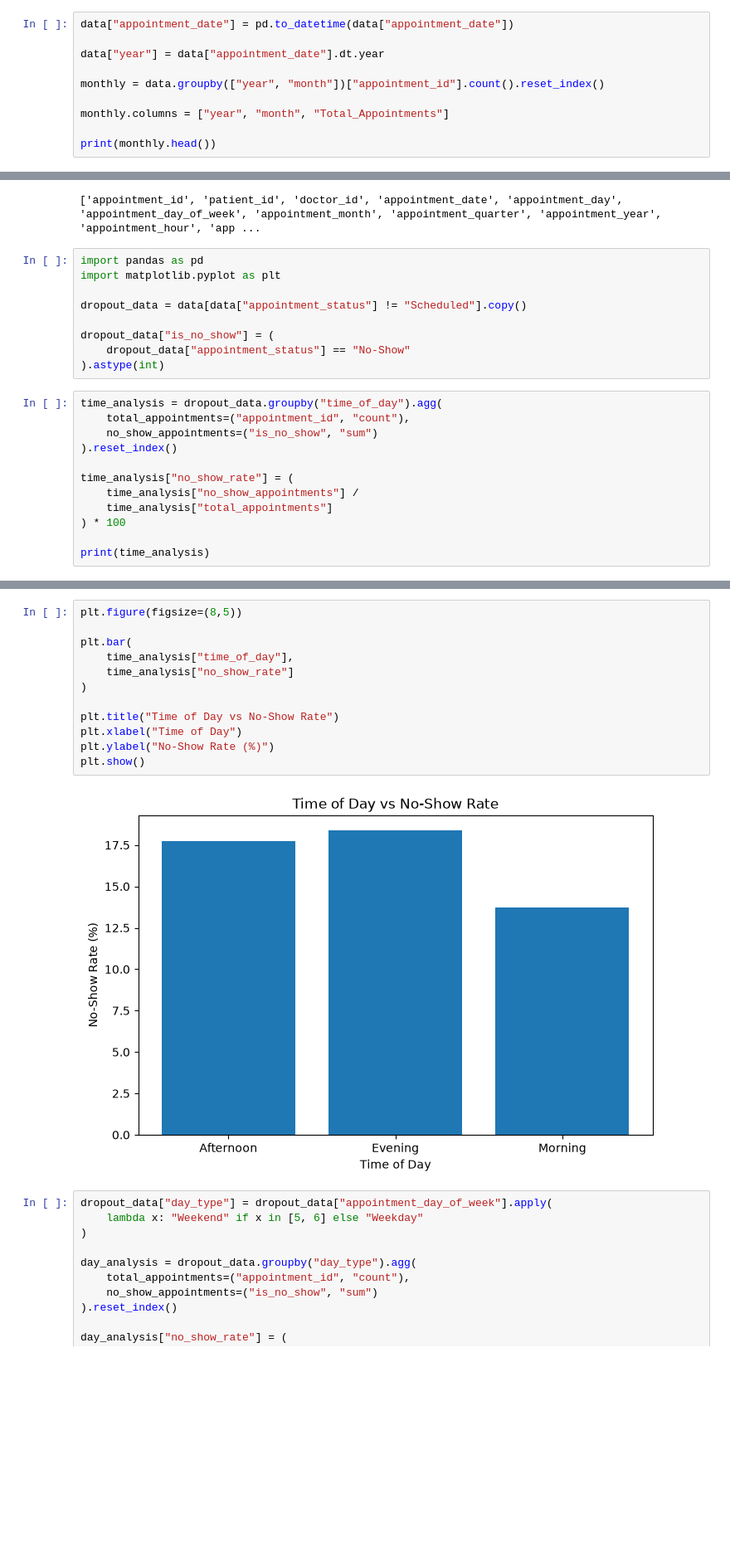
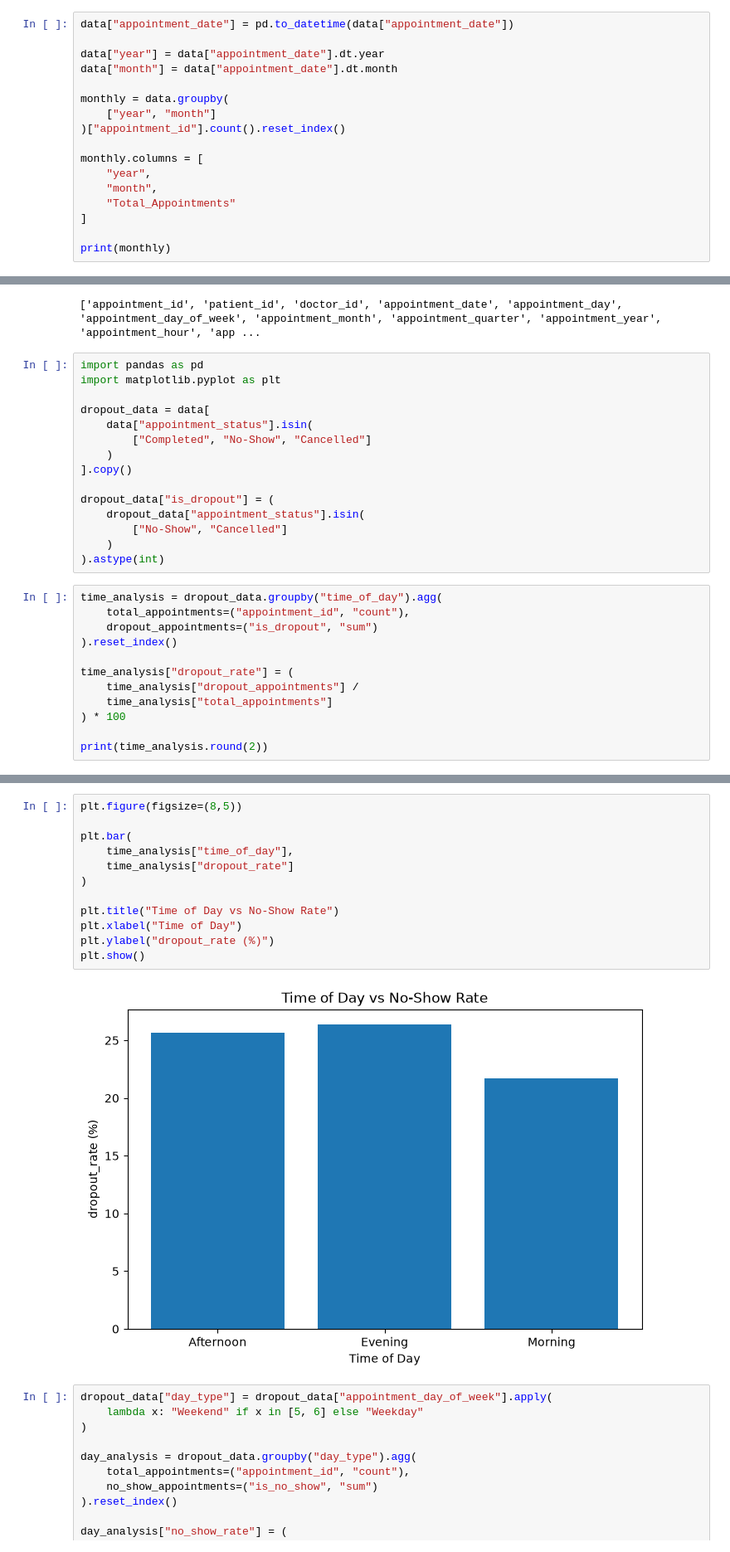
Before and after one commit to rakeshsingh82rajput90-stack/Apollo-Hospitals---Appointment-No-Show-and-Patient-Engagement-Analysis, a Jupyter notebook: python_project_mil.ipynb, the cells around one changed output, grey strips where cells are left out. Shown at 83% size. Cells and saved outputs as stored; diff of their text form; blank space fills up the shorter version.

```diff
--- a/python_project_mil.ipynb
+++ b/python_project_mil.ipynb
@@ -92,10 +92,17 @@ dtype: int64
 data["appointment_date"] = pd.to_datetime(data["appointment_date"])
 
 data["year"] = data["appointment_date"].dt.year
+data["month"] = data["appointment_date"].dt.month
 
-monthly = data.groupby(["year", "month"])["appointment_id"].count().reset_index()
+monthly = data.groupby(
+    ["year", "month"]
+)["appointment_id"].count().reset_index()
 
-monthly.columns = ["year", "month", "Total_Appointments"]
+monthly.columns = [
+    "year",
+    "month",
+    "Total_Appointments"
+]
 
-print(monthly.head())
+print(monthly)
 # %% [output]
@@ -454,21 +472,27 @@ print(data.columns.tolist())
 import pandas as pd
 import matplotlib.pyplot as plt
 
-dropout_data = data[data["appointment_status"] != "Scheduled"].copy()
+dropout_data = data[
+    data["appointment_status"].isin(
+        ["Completed", "No-Show", "Cancelled"]
+    )
+].copy()
 
-dropout_data["is_no_show"] = (
-    dropout_data["appointment_status"] == "No-Show"
+dropout_data["is_dropout"] = (
+    dropout_data["appointment_status"].isin(
+        ["No-Show", "Cancelled"]
+    )
 ).astype(int)
 # %%
 time_analysis = dropout_data.groupby("time_of_day").agg(
     total_appointments=("appointment_id", "count"),
-    no_show_appointments=("is_no_show", "sum")
+    dropout_appointments=("is_dropout", "sum")
 ).reset_index()
 
-time_analysis["no_show_rate"] = (
-    time_analysis["no_show_appointments"] /
+time_analysis["dropout_rate"] = (
+    time_analysis["dropout_appointments"] /
     time_analysis["total_appointments"]
 ) * 100
 
-print(time_analysis)
+print(time_analysis.round(2))
 # %% [output]
@@ -479,17 +503,17 @@ print(time_analysis)
 # %%
 plt.figure(figsize=(8,5))
 
 plt.bar(
     time_analysis["time_of_day"],
-    time_analysis["no_show_rate"]
+    time_analysis["dropout_rate"]
 )
 
 plt.title("Time of Day vs No-Show Rate")
 plt.xlabel("Time of Day")
-plt.ylabel("No-Show Rate (%)")
+plt.ylabel("dropout_rate (%)")
 plt.show()
 # %% [output]
-[figure, old version]
+[figure, new version]
 # %%
 dropout_data["day_type"] = dropout_data["appointment_day_of_week"].apply(
     lambda x: "Weekend" if x in [5, 6] else "Weekday"
```
Also changed, not shown: parts of 2 cells of this notebook.
